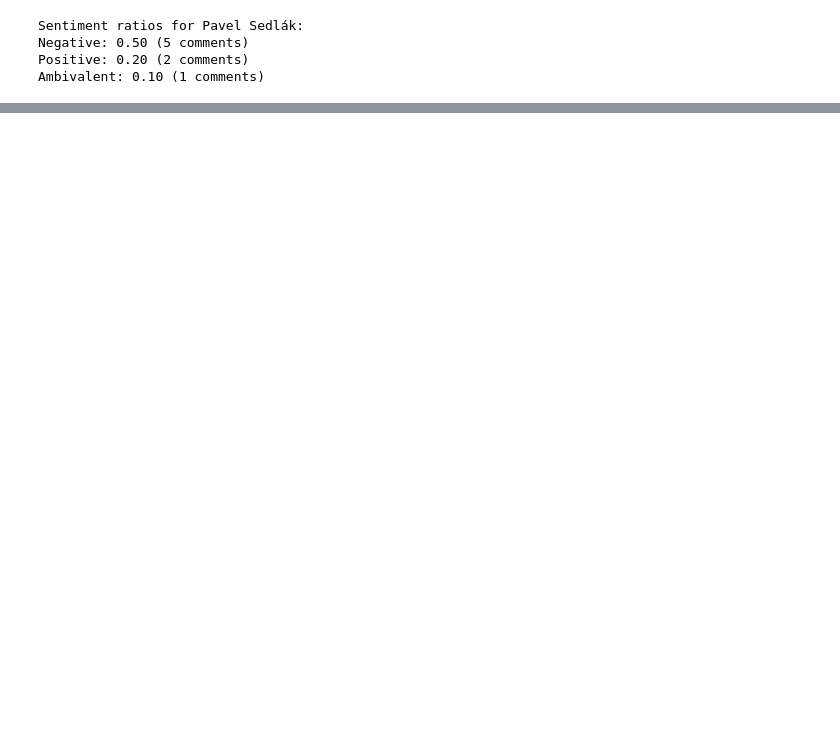
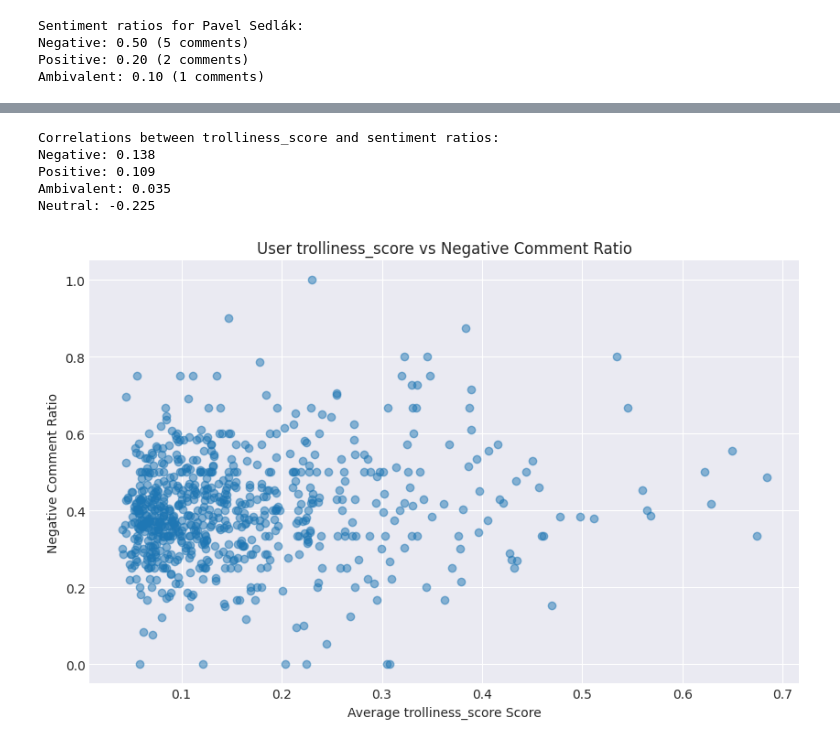
Before and after one commit to ziggyplayedguitar/nlp_thesis, a Jupyter notebook: workspace/notebooks/07_topic.ipynb, the cells around one changed output, grey strips where cells are left out. Saved outputs shown, nothing was run; the diff lists cells and outputs as text; code cells hidden in the pictures; blank space fills up the shorter version.

```diff
--- a/workspace/notebooks/07_topic.ipynb
+++ b/workspace/notebooks/07_topic.ipynb
@@ -514,9 +441,9 @@ def calculate_clusters_per_user(comments_df):
     print(f"Calculated number of clusters for {len(user_clusters)} users")
     return user_clusters
 # %%
-def calculate_all_user_sentiment_ratios(comments_df):
+def calculate_all_user_sentiment_ratios(comments_df, max_users=2000):
     # Get unique users
-    users = comments_df['author'].unique()
+    users = comments_df['author'].unique()[:max_users]  # Limit number of users
 
     # Initialize results dictionary
     results = {
@@ -801,3 +490,40 @@ KeyError: 'attributes'
+# %%
+# Calculate sentiment ratios for all users
+user_sentiment_ratios = calculate_all_user_sentiment_ratios(comments_df)
+
+# Get trolliness_score scores from predictions
+user_trolliness_score = predictions_df.groupby('author')['trolliness_score'].mean().reset_index()
+
+# Merge sentiment ratios with trolliness_score scores
+user_analysis = pd.merge(user_sentiment_ratios, user_trolliness_score, on='author', how='inner')
+
+# Calculate correlations between trolliness_score and sentiment ratios
+correlations = {
+    'Negative': user_analysis['trolliness_score'].corr(user_analysis['negative_ratio']),
+    'Positive': user_analysis['trolliness_score'].corr(user_analysis['positive_ratio']),
+    'Ambivalent': user_analysis['trolliness_score'].corr(user_analysis['ambivalent_ratio']),
+    'Neutral': user_analysis['trolliness_score'].corr(user_analysis['neutral_ratio'])
+}
+
+# Print correlations
+print("\nCorrelations between trolliness_score and sentiment ratios:")
+for sentiment, corr in correlations.items():
+    print(f"{sentiment}: {corr:.3f}")
+
+# Create scatter plot of trolliness_score vs negative ratio
+plt.figure(figsize=(10,6))
+plt.scatter(user_analysis['trolliness_score'], user_analysis['negative_ratio'], alpha=0.5)
+plt.xlabel('Average trolliness_score Score')
+plt.ylabel('Negative Comment Ratio')
+plt.title('User trolliness_score vs Negative Comment Ratio')
+plt.show()
+# %% [output]
+Correlations between trolliness_score and sentiment ratios:
+Negative: 0.138
+Positive: 0.109
+Ambivalent: 0.035
+Neutral: -0.225
+[figure, added]
 # %%
 # Search for comments containing "troll"
 matches = search_comments(comments_df, articles_df, "troll")
```
Also changed, not shown: parts of 15 cells of this notebook, 1 other file.
